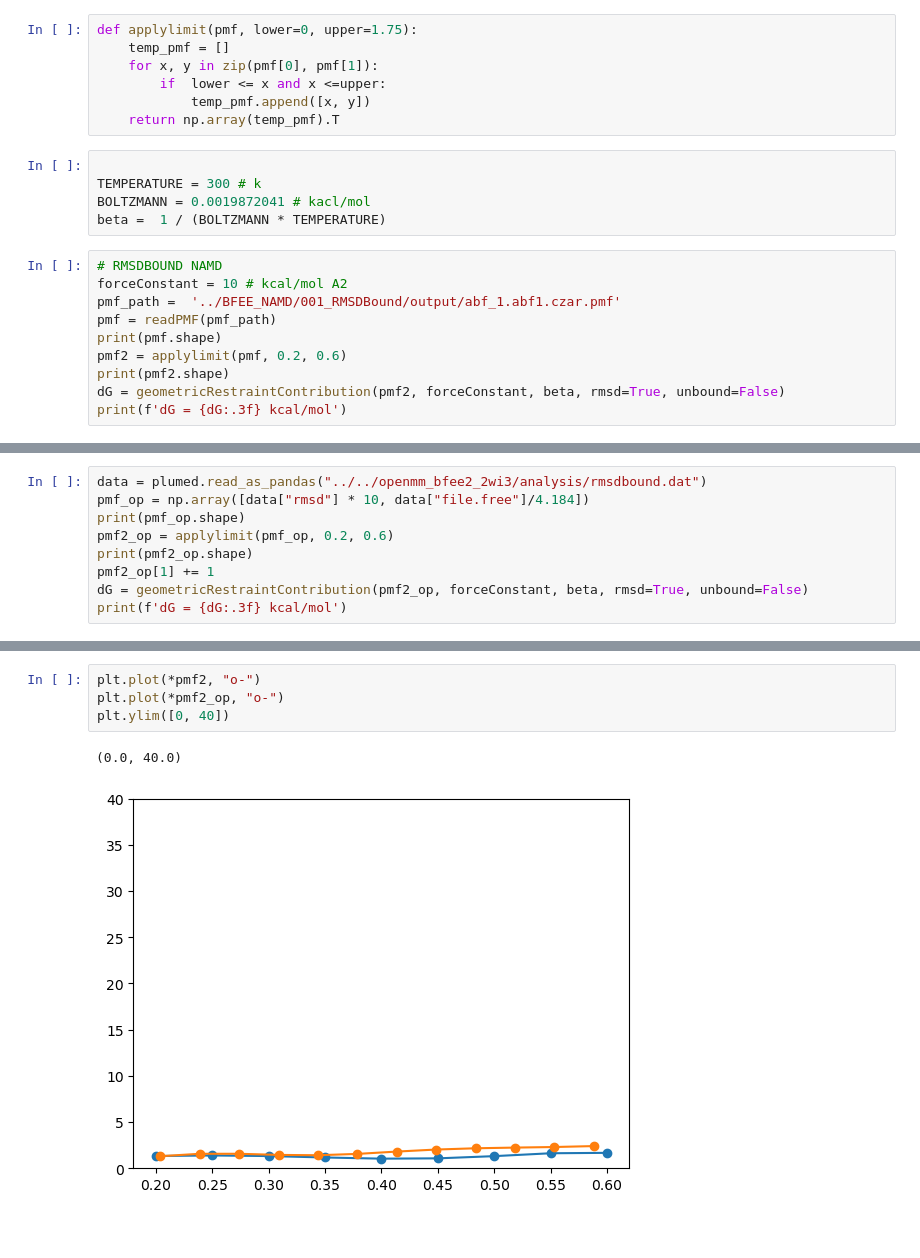
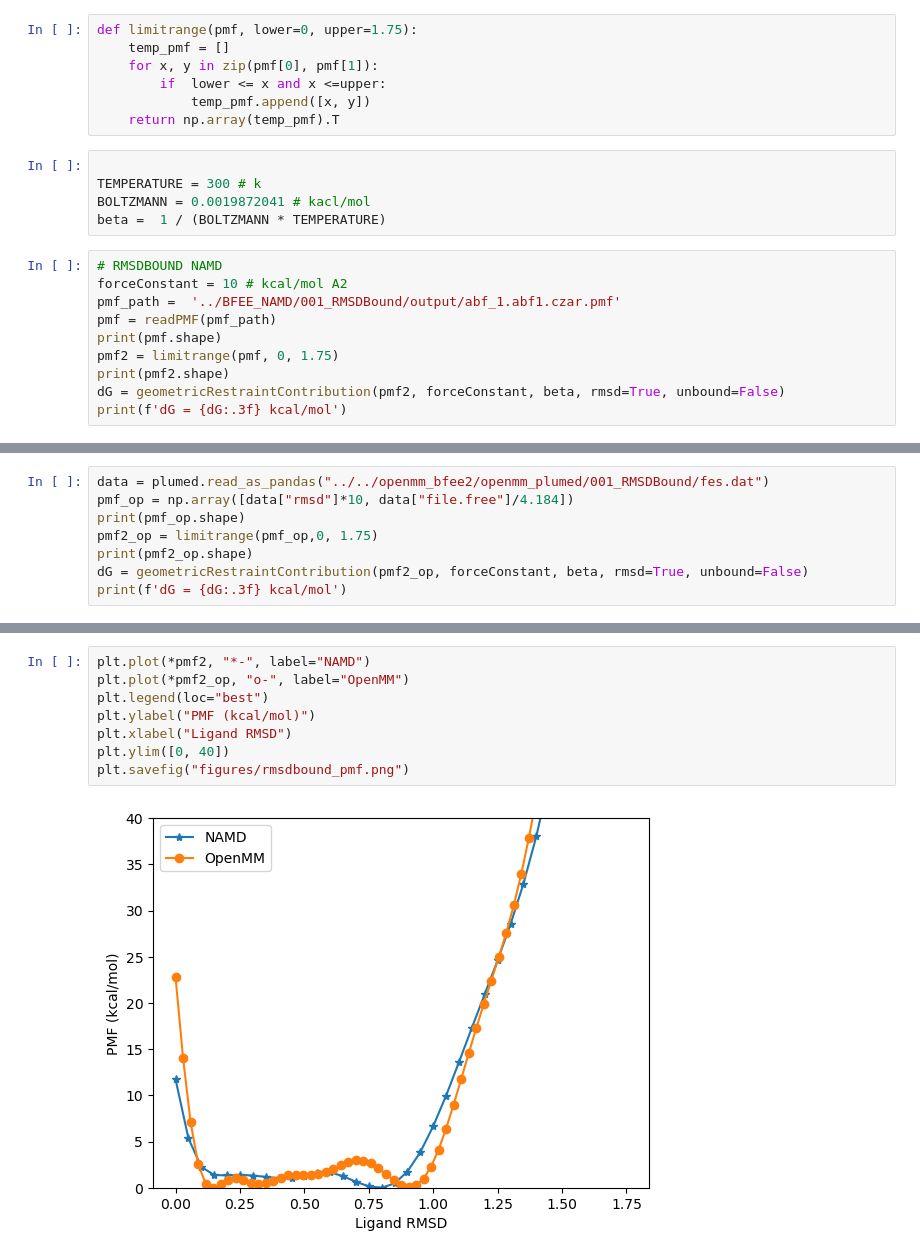
Before and after one commit to ndonyapour/BFEE2_NAMD, a Jupyter notebook: analysis/dG_calculations.ipynb, the cells around one changed output, grey strips where cells are left out. Cells and saved outputs as stored; diff of their text form; blank space fills up the shorter version.

```diff
--- a/analysis/dG_calculations.ipynb
+++ b/analysis/dG_calculations.ipynb
@@ -57,7 +57,7 @@ def geometricRestraintContribution(pmf, forceConstant, beta, rmsd=False, unbound
     else:
         return -contribution
 # %%
-def applylimit(pmf, lower=0, upper=1.75):
+def limitrange(pmf, lower=0, upper=1.75):
     temp_pmf = []
     for x, y in zip(pmf[0], pmf[1]):
         if  lower <= x and x <=upper:
@@ -74,7 +74,7 @@ forceConstant = 10 # kcal/mol A2
 pmf_path =  '../BFEE_NAMD/001_RMSDBound/output/abf_1.abf1.czar.pmf'
 pmf = readPMF(pmf_path)
 print(pmf.shape)
-pmf2 = applylimit(pmf, 0.2, 0.6)
+pmf2 = limitrange(pmf, 0, 1.75)
 print(pmf2.shape)
 dG = geometricRestraintContribution(pmf2, forceConstant, beta, rmsd=True, unbound=False)
 print(f'dG = {dG:.3f} kcal/mol')
@@ -86,10 +85,9 @@ dG = -0.672 kcal/mol
 # %%
-data = plumed.read_as_pandas("../../openmm_bfee2_2wi3/analysis/rmsdbound.dat")
-pmf_op = np.array([data["rmsd"] * 10, data["file.free"]/4.184])
+data = plumed.read_as_pandas("../../openmm_bfee2/openmm_plumed/001_RMSDBound/fes.dat")
+pmf_op = np.array([data["rmsd"]*10, data["file.free"]/4.184])
 print(pmf_op.shape)
-pmf2_op = applylimit(pmf_op, 0.2, 0.6)
+pmf2_op = limitrange(pmf_op,0, 1.75)
 print(pmf2_op.shape)
-pmf2_op[1] += 1
 dG = geometricRestraintContribution(pmf2_op, forceConstant, beta, rmsd=True, unbound=False)
 print(f'dG = {dG:.3f} kcal/mol')
 # %% [output]
@@ -101,12 +98,15 @@ dG = -0.520 kcal/mol
 +++ PLUMED_KERNEL="/home/ndonyapour/miniconda3/envs/bfee2/lib/libplumedKernel.so" +++
 +++ File /home/ndonyapour/miniconda3/envs/bfee2/lib/libplumedKernel.so does not exist or cannot be read
 # %%
-plt.plot(*pmf2, "o-")
-plt.plot(*pmf2_op, "o-")
+plt.plot(*pmf2, "*-", label="NAMD")
+plt.plot(*pmf2_op, "o-", label="OpenMM")
+plt.legend(loc="best")
+plt.ylabel("PMF (kcal/mol)")
+plt.xlabel("Ligand RMSD")
 plt.ylim([0, 40])
+plt.savefig("figures/rmsdbound_pmf.png")
 # %% [output]
-(0.0, 40.0)
-[figure, old version]
+[figure, new version]
 # %%
 # calculate_free_energy
 temperature = 300
```
Also changed, not shown: parts of 5 cells of this notebook, 10 other files.
